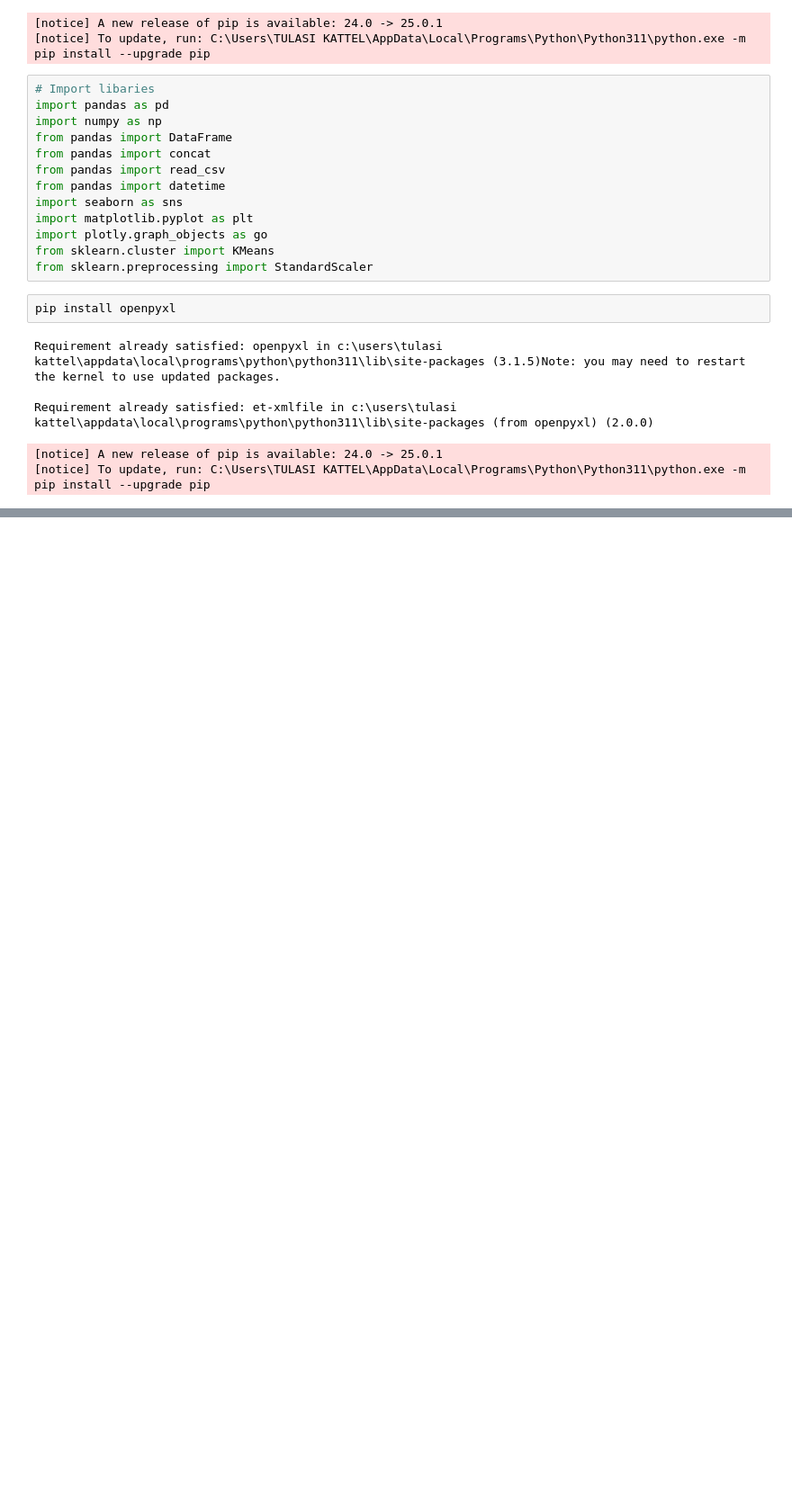
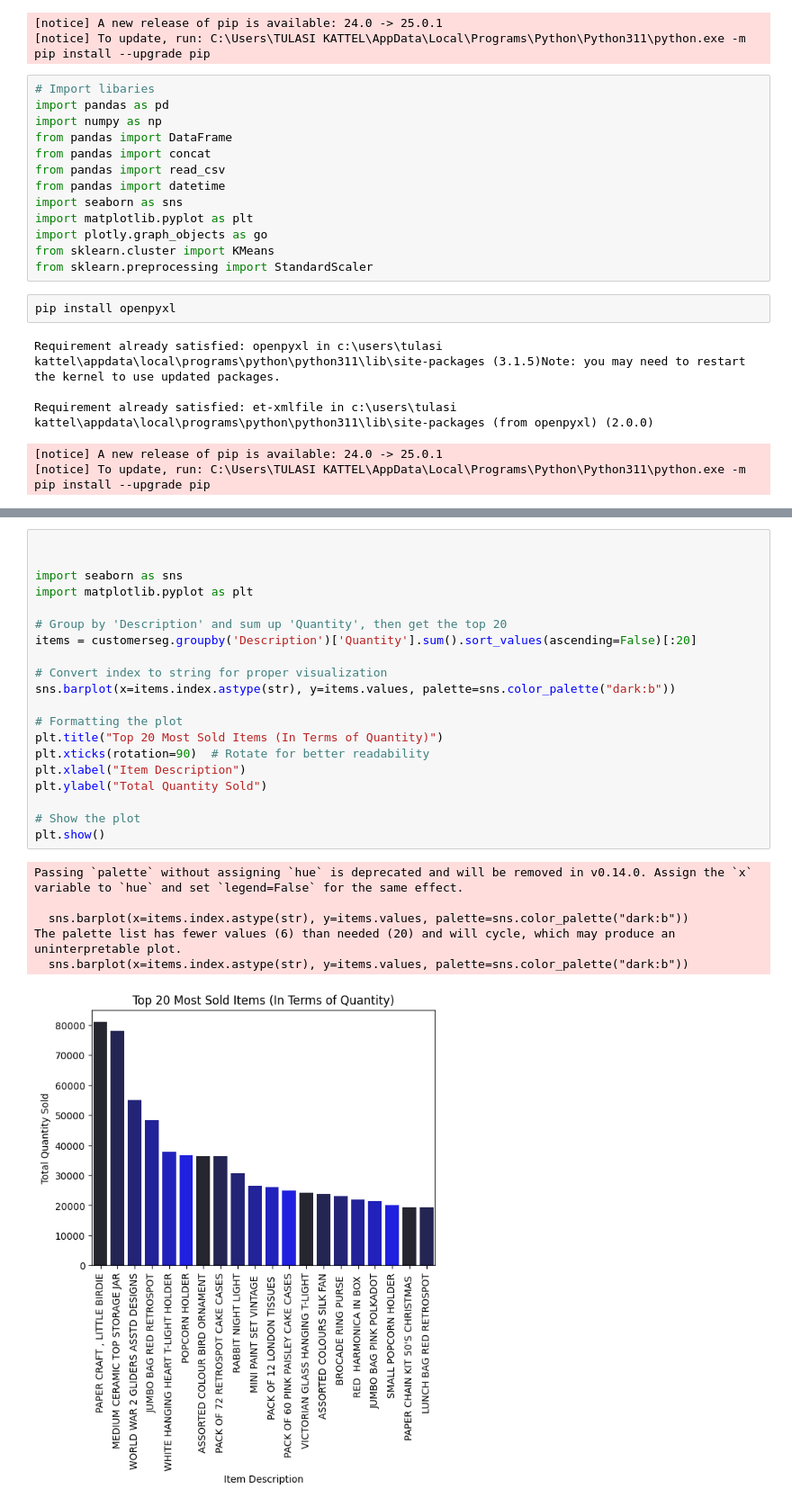
Before and after one commit to Tulsi12/CustomerSegmentationRFA_Analysis-KmeansClustering, a Jupyter notebook: CustomerSegmentation.ipynb, the cells around one changed output, grey strips where cells are left out. Shown at 90% size. Drawn from its saved outputs; the diff is of its cells as text; blank space fills up the shorter version.

```diff
--- a/CustomerSegmentation.ipynb
+++ b/CustomerSegmentation.ipynb
@@ -41,0 +197,27 @@ customerseg.head()
+# %%
+
+
+import seaborn as sns
+import matplotlib.pyplot as plt
+
+# Group by 'Description' and sum up 'Quantity', then get the top 20
+items = customerseg.groupby('Description')['Quantity'].sum().sort_values(ascending=False)[:20]
+
+# Convert index to string for proper visualization
+sns.barplot(x=items.index.astype(str), y=items.values, palette=sns.color_palette("dark:b"))
+
+# Formatting the plot
+plt.title("Top 20 Most Sold Items (In Terms of Quantity)")
+plt.xticks(rotation=90)  # Rotate for better readability
+plt.xlabel("Item Description")
+plt.ylabel("Total Quantity Sold")
+
+# Show the plot
+plt.show()
+# %% [output]
+Passing `palette` without assigning `hue` is deprecated and will be removed in v0.14.0. Assign the `x` variable to `hue` and set `legend=False` for the same effect.
+
+  sns.barplot(x=items.index.astype(str), y=items.values, palette=sns.color_palette("dark:b"))
+The palette list has fewer values (6) than needed (20) and will cycle, which may produce an uninterpretable plot.
+  sns.barplot(x=items.index.astype(str), y=items.values, palette=sns.color_palette("dark:b"))
+[figure, added]
```
Also changed, not shown: parts of 47 cells of this notebook.
